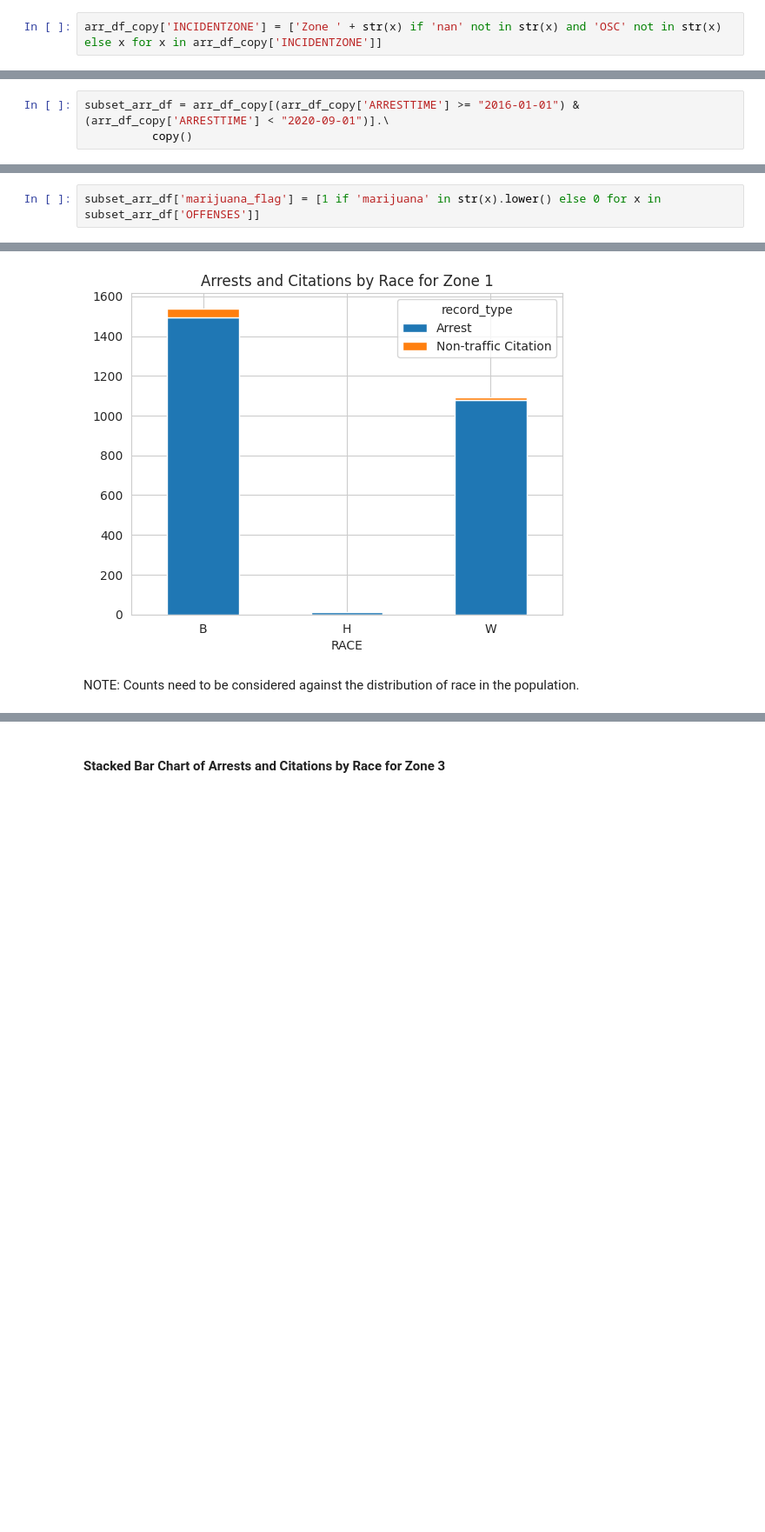
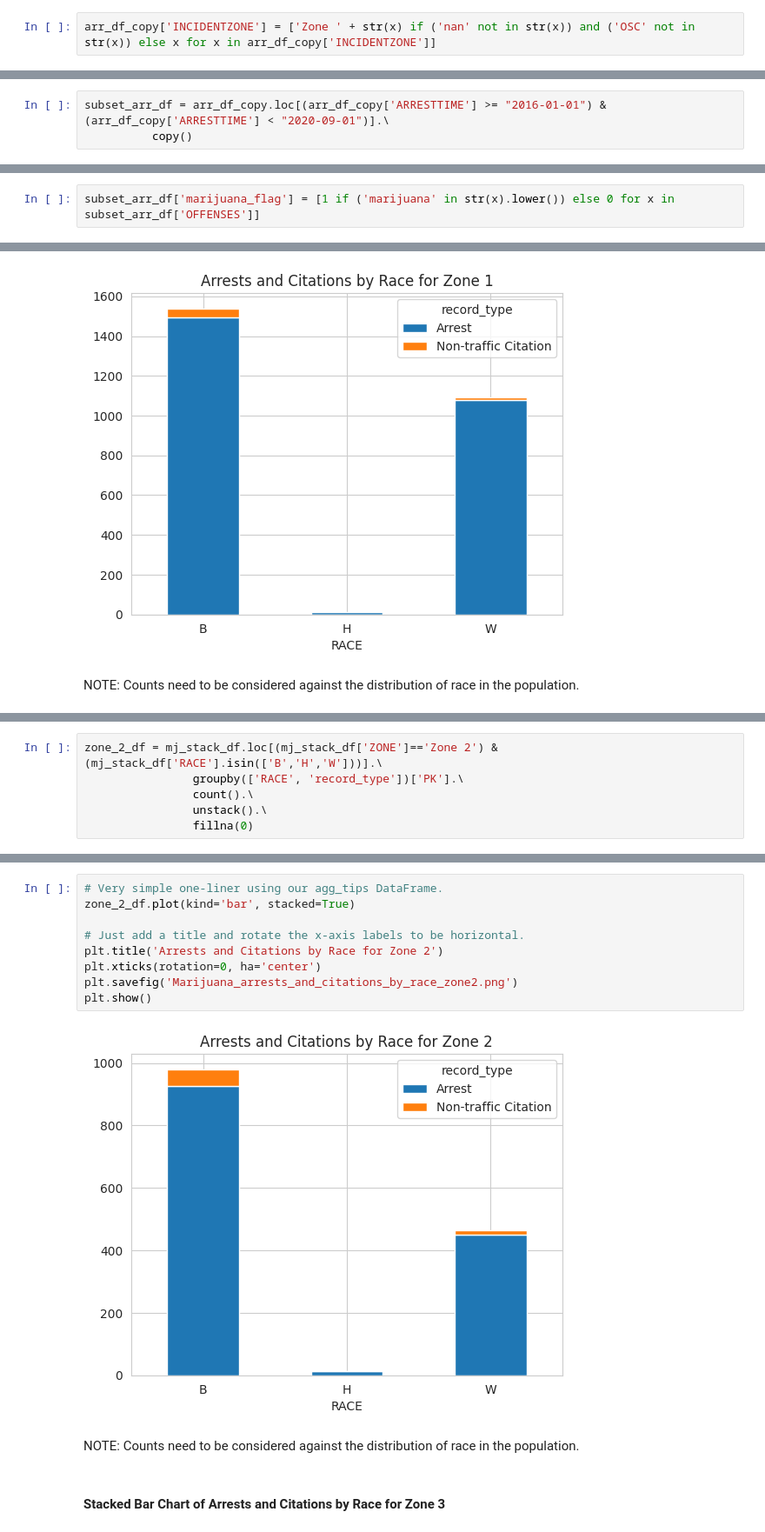
Before and after one commit to trailmarkerlib/policeProjectPythonWorkshop, a Jupyter notebook: python_workshop_marijuana_arrests_vs_citations.ipynb, the cells around one changed output, grey strips where cells are left out. Shown at 87% size. Cells and saved outputs as stored; diff of their text form; blank space fills up the shorter version.

```diff
--- a/python_workshop_marijuana_arrests_vs_citations.ipynb
+++ b/python_workshop_marijuana_arrests_vs_citations.ipynb
@@ -232,5 +306,5 @@ arr_df_copy = arr_df.copy()
 # %%
-arr_df_copy['INCIDENTZONE'] = ['Zone ' + str(x) if 'nan' not in str(x) and 'OSC' not in str(x) else x for x in arr_df_copy['INCIDENTZONE']]
+arr_df_copy['INCIDENTZONE'] = ['Zone ' + str(x) if ('nan' not in str(x)) and ('OSC' not in str(x)) else x for x in arr_df_copy['INCIDENTZONE']]
 # %%
 arr_df_copy.INCIDENTZONE.unique()
 # %% [output]
@@ -308,7 +395,7 @@ Name: ARRESTTIME, dtype: object
 ##### Filter by dates
 Use the backslash character after the dot to drop method calls to a new line.
 # %%
-subset_arr_df = arr_df_copy[(arr_df_copy['ARRESTTIME'] >= "2016-01-01") & (arr_df_copy['ARRESTTIME'] < "2020-09-01")].\
+subset_arr_df = arr_df_copy.loc[(arr_df_copy['ARRESTTIME'] >= "2016-01-01") & (arr_df_copy['ARRESTTIME'] < "2020-09-01")].\
           copy()
 # %%
 subset_arr_df.shape
@@ -317,7 +404,7 @@ subset_arr_df.shape
 # %% [markdown]
 ##### Filter by offenses
 # %%
-subset_arr_df['marijuana_flag'] = [1 if 'marijuana' in str(x).lower() else 0 for x in subset_arr_df['OFFENSES']]
+subset_arr_df['marijuana_flag'] = [1 if ('marijuana' in str(x).lower()) else 0 for x in subset_arr_df['OFFENSES']]
 # %%
 subset_arr_df['paraphernalia_flag'] = [1 if 'paraphernalia' in str(x).lower() else 0 for x in subset_arr_df['OFFENSES']]
 # %%
@@ -1223,0 +1312,6 @@ NOTE: Counts need to be considered against the distribution of race in the popul
+# %%
+zone_2_df = mj_stack_df.loc[(mj_stack_df['ZONE']=='Zone 2') & (mj_stack_df['RACE'].isin(['B','H','W']))].\
+                groupby(['RACE', 'record_type'])['PK'].\
+                count().\
+                unstack().\
+                fillna(0)
@@ -1224,3 +1326,16 @@ NOTE: Counts need to be considered against the distribution of race in the popul
+# %%
+# Very simple one-liner using our agg_tips DataFrame.
+zone_2_df.plot(kind='bar', stacked=True)
+
+# Just add a title and rotate the x-axis labels to be horizontal.
+plt.title('Arrests and Citations by Race for Zone 2')
+plt.xticks(rotation=0, ha='center')
+plt.savefig('Marijuana_arrests_and_citations_by_race_zone2.png')
+plt.show()
+# %% [output]
+[figure, added]
+# %% [markdown]
+NOTE: Counts need to be considered against the distribution of race in the population.
 # %% [markdown]
 #### Stacked Bar Chart of Arrests and Citations by Race for Zone 3
 # %%
```
Also changed, not shown: parts of 16 cells of this notebook.
